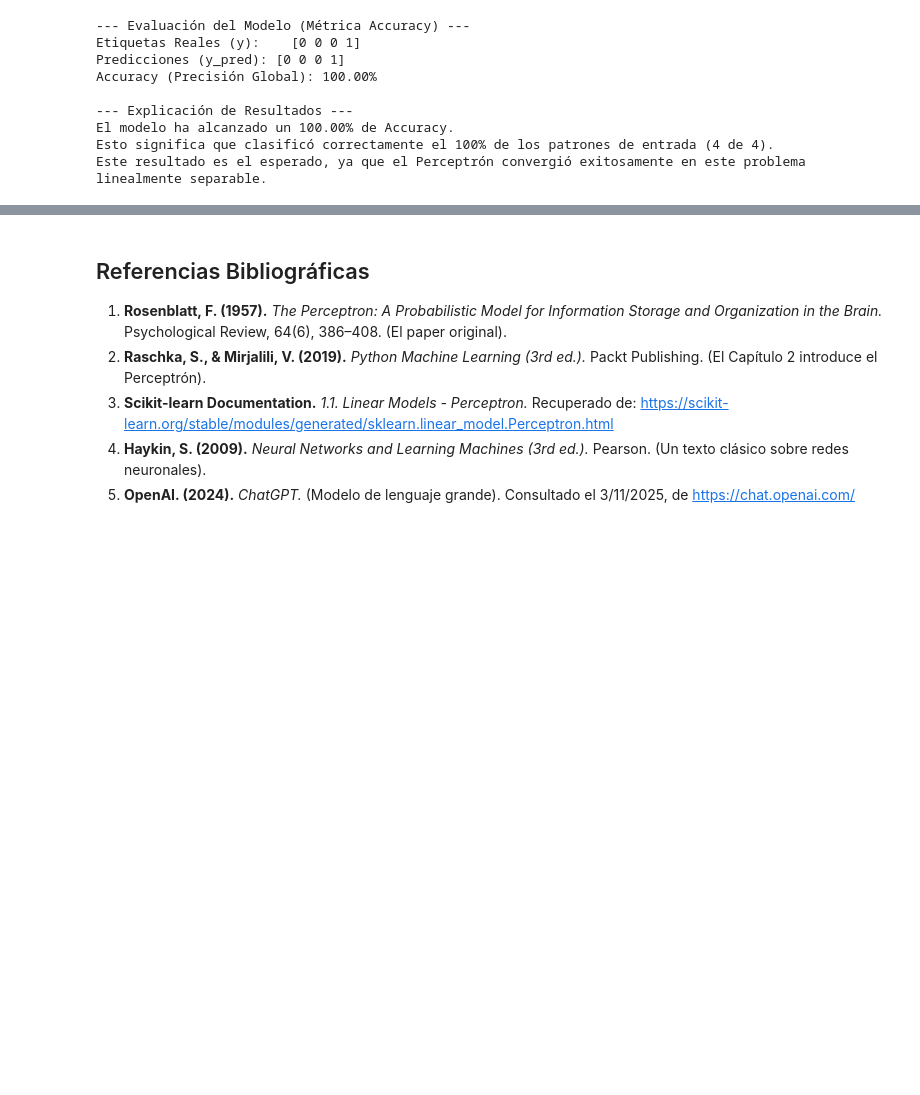
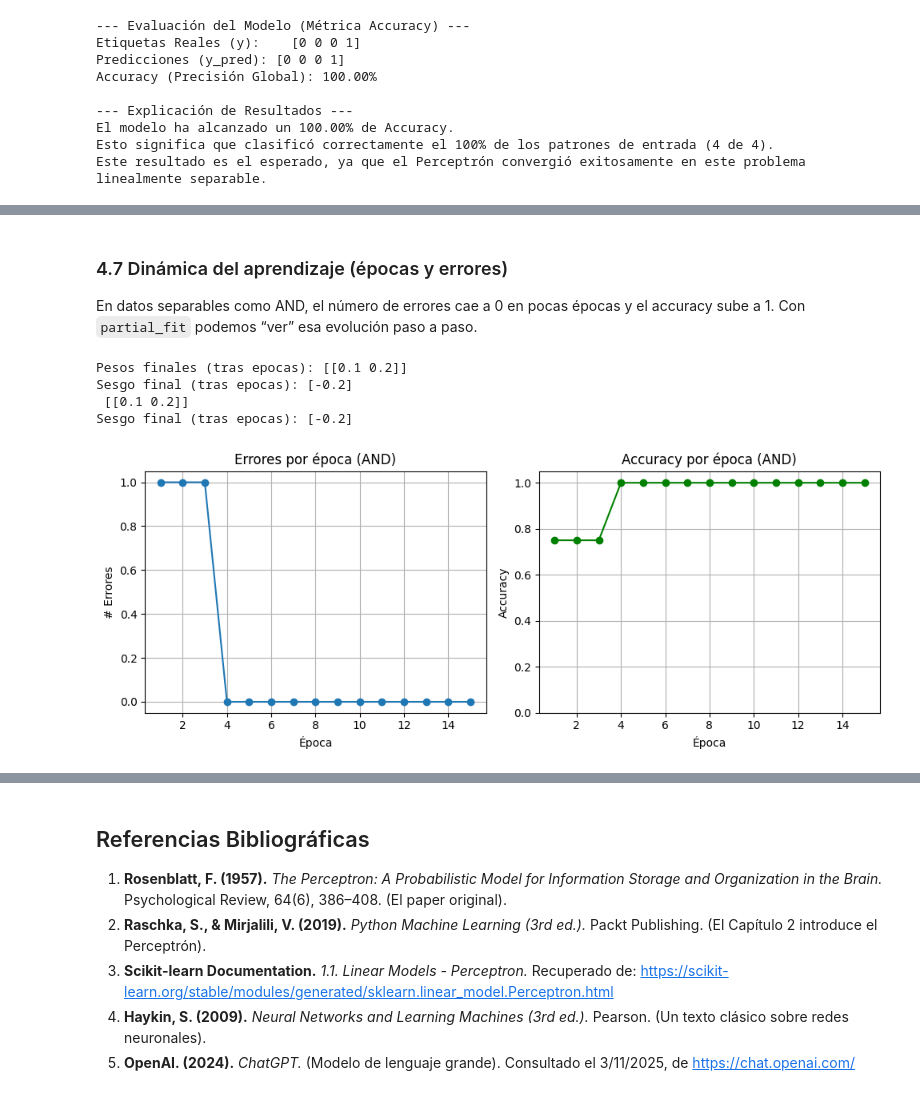
Before and after one commit to Alejandro498/ClasificacionInteligenteDeDatos, a Jupyter notebook: Hands-on 1: Percepton Notebook (Tutorial)/HandsOn1.ipynb, the cells around one changed output, grey strips where cells are left out. Drawn from its saved outputs; the diff is of its cells as text; code cells hidden in the pictures; blank space fills up the shorter version.

```diff
--- a/Hands-on 1: Percepton Notebook (Tutorial)/HandsOn1.ipynb
+++ b/Hands-on 1: Percepton Notebook (Tutorial)/HandsOn1.ipynb
@@ -281,0 +353,58 @@ Este resultado es el esperado, ya que el Perceptrón convergió exitosamente en
+# %% [markdown]
+### 4.7 Dinámica del aprendizaje (épocas y errores)
+
+En datos separables como AND, el número de errores cae a 0 en pocas épocas y el accuracy sube a 1. Con `partial_fit` podemos “ver” esa evolución paso a paso.
+# %%
+# 1.4.7 Dinámica del aprendizaje: épocas, errores y accuracy
+
+from copy import deepcopy
+
+def entrenar_por_epocas(X_data, y_data, epocas=15, eta=0.1, random_state=42, shuffle=True):
+    """Entrena un Perceptrón con `partial_fit` por epocas, registrando métricas e historial de pesos/sesgo."""
+    model = Perceptron(max_iter=1, tol=None, eta0=eta, random_state=random_state, shuffle=shuffle)
+    classes = np.unique(y_data)
+    pesos_hist, sesgo_hist, errores_hist, acc_hist = [], [], [], []
+
+    for e in range(epocas):
+        if e == 0:
+            model.partial_fit(X_data, y_data, classes=classes)
+        else:
+            model.partial_fit(X_data, y_data)
+        y_pred = model.predict(X_data)
+        acc = accuracy_score(y_data, y_pred)
+        errores = int((y_pred != y_data).sum())
+        acc_hist.append(acc)
+        errores_hist.append(errores)
+        pesos_hist.append(deepcopy(model.coef_))
+        sesgo_hist.append(deepcopy(model.intercept_))
+
+    return model, np.array(pesos_hist).squeeze(), np.array(sesgo_hist).squeeze(), np.array(errores_hist), np.array(acc_hist)
+
+modelo_ep, W_hist, b_hist, errores_hist, acc_hist = entrenar_por_epocas(X, y, epocas=15, eta=0.1)
+
+print("Pesos finales (tras epocas):", modelo_ep.coef_)
+print("Sesgo final (tras epocas):", modelo_ep.intercept_)
+
+plt.figure(figsize=(10, 4))
+plt.subplot(1, 2, 1)
+plt.plot(range(1, len(errores_hist)+1), errores_hist, marker='o')
+plt.title('Errores por época (AND)')
+plt.xlabel('Época')
+plt.ylabel('# Errores')
+plt.grid(True)
+
+plt.subplot(1, 2, 2)
+plt.plot(range(1, len(acc_hist)+1), acc_hist, marker='o', color='green')
+plt.title('Accuracy por época (AND)')
+plt.xlabel('Época')
+plt.ylabel('Accuracy')
+plt.ylim(0, 1.05)
+plt.grid(True)
+plt.tight_layout()
+plt.show()
+# %% [output]
+Pesos finales (tras epocas): [[0.1 0.2]]
+Sesgo final (tras epocas): [-0.2]
+ [[0.1 0.2]]
+Sesgo final (tras epocas): [-0.2]
+[figure, added]
```
Also changed, not shown: parts of 21 cells of this notebook.
